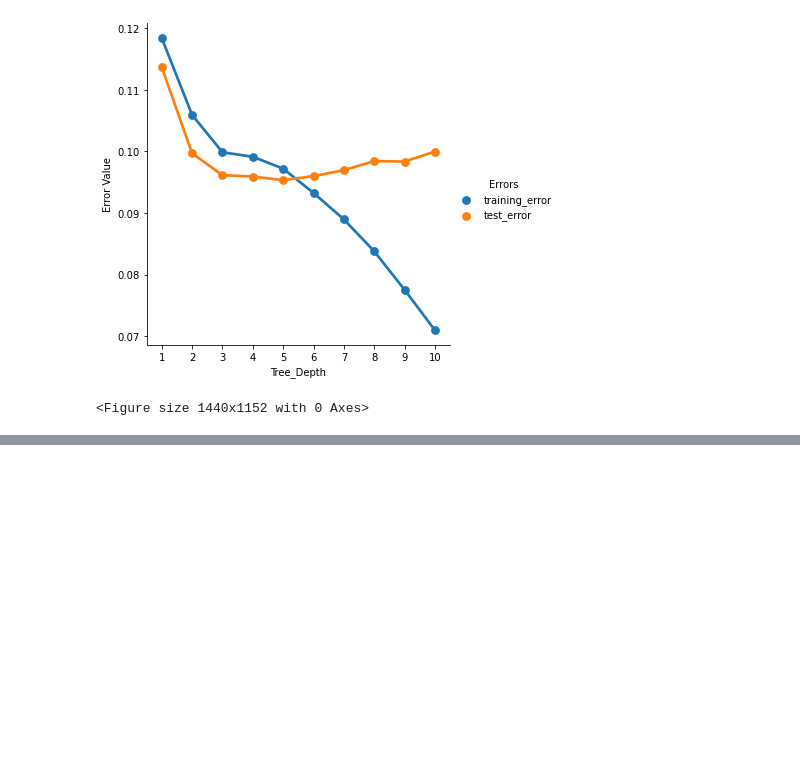
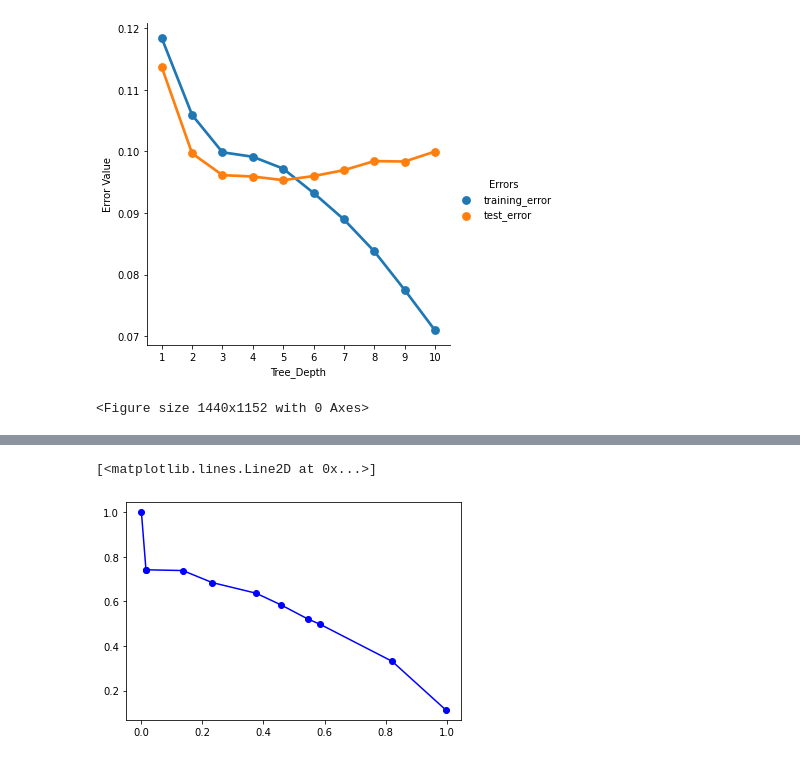
Before and after one commit to baomdoan/Classification-Practice, a Jupyter notebook: Bank Data.ipynb, the cells around one changed output, grey strips where cells are left out. Drawn from its saved outputs; the diff is of its cells as text; code cells hidden in the pictures; blank space fills up the shorter version.

```diff
--- a/Bank Data.ipynb
+++ b/Bank Data.ipynb
@@ -445,0 +355,3 @@ array([[0.98540635, 0.01459365],
+# %%
+bank_test_po = bank_clf_5.predict_proba(bank_X_test,check_input=True)[:,1]
+bank_test_po
@@ -445,0 +363,3 @@ array([[0.98540635, 0.01459365],
+# %%
+thresholds=np.linspace(0,1,11)  #set of numbers using to test the threshold
+thresholds
@@ -445,0 +368,19 @@ array([[0.98540635, 0.01459365],
+# %%
+precision_scores=[]
+recall_scores=[]
+
+for t in thresholds:
+
+    bank_test_pred = []
+
+    for prob in bank_test_po:
+        if prob>t:
+            bank_test_pred.append(1)
+        else:
+            bank_test_pred.append(0)
+
+    precision = precision_score(bank_y_test, bank_test_pred,zero_division=1)
+    recall=recall_score(bank_y_test,bank_test_pred)
+
+    precision_scores.append(precision)
+    recall_scores.append(recall)
@@ -445,0 +401,6 @@ array([[0.98540635, 0.01459365],
+# %%
+bank_thresholds = pd.DataFrame()
+bank_thresholds['Thresholds'] = thresholds
+bank_thresholds['Precision'] = precision_scores
+bank_thresholds['Recall'] = recall_scores
+bank_thresholds
@@ -445,0 +427,5 @@ array([[0.98540635, 0.01459365],
+# %%
+plt.plot(bank_thresholds['Recall'], bank_thresholds['Precision'], 'bo-')
+# %% [output]
+[<matplotlib.lines.Line2D at 0x...>]
+[figure, added]
```
Also changed, not shown: parts of 34 cells of this notebook.
